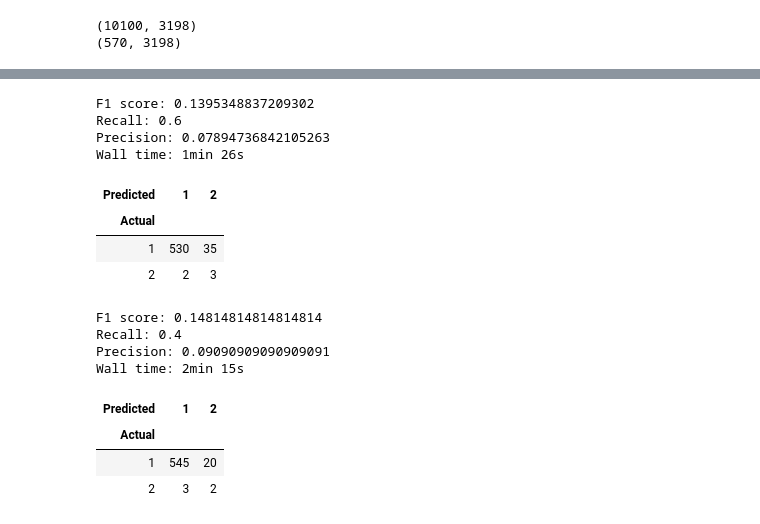
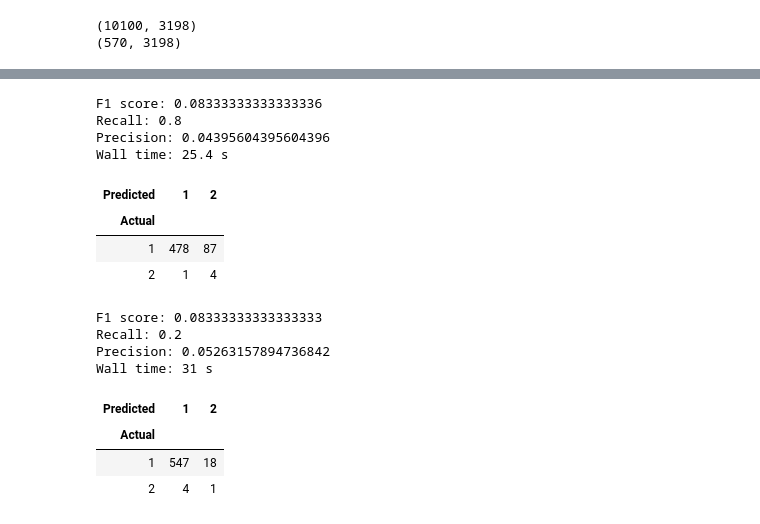
Before and after one commit to nikderi/Projects, a Jupyter notebook: projectone.ipynb, the cells around one changed output, grey strips where cells are left out. Drawn from its saved outputs; the diff is of its cells as text; code cells hidden in the pictures.

```diff
--- a/projectone.ipynb
+++ b/projectone.ipynb
@@ -560,0 +627,16 @@ Wall time: 1.6 s
+# %%
+%%time
+from sklearn.naive_bayes import MultinomialNB
+mnb = MultinomialNB()
+mnb.fit(X_train, y_train)
+mnb_pred = mnb.predict(X_test)
+
+target_actual = pd.Series(y_test, name='Actual')
+target_predicted = pd.Series(mnb_pred, name='Predicted')
+confusion_mat = pd.crosstab(target_actual, target_predicted)
+
+print ('F1 score:', f1_score(y_test, mnb_pred,pos_label= 2))
+print ('Recall:', recall_score(y_test, mnb_pred,pos_label= 2))
+print ('Precision:', precision_score(y_test, mnb_pred, pos_label= 2))
+
+confusion_mat
@@ -587,17 +678,18 @@ Wall time: 49.4 s
 %%time
 from sklearn.ensemble import VotingClassifier
 
-lgr = LogisticRegression(solver = 'lbfgs', max_iter=200)
+lgr = LogisticRegression(solver = 'lbfgs', max_iter=400)
 svc = SVC(kernel='linear', random_state=1, gamma=.01, C=1)
 neigh = KNeighborsClassifier()
 gnb = GaussianNB()
+mnb = MultinomialNB()
 rfc = RandomForestClassifier(n_estimators=300)
 dtc = DecisionTreeClassifier()
-xgb = xgboost.XGBClassifier(max_depth=3, n_estimators=300, learning_rate=0.05)
+
 
 clf = VotingClassifier(estimators=[
         ('lr', logisticRegr), ('svc', svclassifier), ('knn', neigh),
-        ('rfc', rfc), ('dtc', dtc), ('xgb', xgb), ('nb', gnb)], voting='hard')
+        ('rfc', rfc), ('dtc', dtc), ('mnb', mnb), ('nb', gnb)], voting='hard')
 clf.fit(X_train, y_train)
 clf_pred = clf.predict(X_test)
 
@@ -672,5 +764,6 @@ Wall time: 18min 25s
 # %%
 %%time
+dont run or you will die
 estim = 100
 max_feautures = 'auto'
 num_trees = 100
@@ -681,7 +774,7 @@ rfc = RandomForestClassifier(n_estimators=estim,
 bgc = BaggingClassifier(base_estimator = rfc,
                           n_estimators = num_trees,
                           random_state = seed)
-bgc.fit(X_train, Y_train)
+bgc.fit(X_train, y_train)
 y_pred_bgc = bgc.predict(X_test)
 target_actual = pd.Series(Y_test, name='Actual')
 target_predicted = pd.Series(y_pred_bgc, name='Predicted')
@@ -720,9 +809,9 @@ Wall time: 2min 2s
 | 2 | 1 | 4 |
 # %%
 %%time
-from sklearn.ensemble import AdaBoostClassifier
-xgb = xgboost.XGBClassifier()
-ada = AdaBoostClassifier(base_estimator=lgr, n_estimators=100, random_state=0)
+from xgboost import XGBClassifier
+xgb = XGBClassifier()
+ada = AdaBoostClassifier(base_estimator=xgb, n_estimators=100, random_state=0)
 ada.fit(X_train, y_train)
 y_pred_ada = ada.predict(X_test)
 target_actual = pd.Series(y_test, name='Actual')
@@ -771,35 +853,31 @@ Wall time: 1min 13s
 # %%
 %%time
 gnb = GaussianNB()
-gnb.fit(X_train, y_train)
-gnb_pred = gnb.predict(X_test)
 ada = AdaBoostClassifier(base_estimator=gnb, algorithm='SAMME', n_estimators=100, random_state=0)
 ada.fit(X_train, y_train)
 y_pred_ada = ada.predict(X_test)
 target_actual = pd.Series(y_test, name='Actual')
 target_predicted = pd.Series(y_pred_ada, name='Predicted')
 confusion_mat = pd.crosstab(target_actual, target_predicted)
 
 print ('F1 score:', f1_score(y_test, y_pred_ada,pos_label= 2))
 print ('Recall:', recall_score(y_test, y_pred_ada,pos_label= 2))
 print ('Precision:', precision_score(y_test, y_pred_ada, pos_label= 2))
 
 confusion_mat
 # %% [output]
-F1 score: 0.1395348837209302
-Recall: 0.6
-Precision: 0.07894736842105263
-Wall time: 1min 26s
+F1 score: 0.08333333333333336
+Recall: 0.8
+Precision: 0.04395604395604396
+Wall time: 25.4 s
 | Predicted | 1 | 2 |
 | Actual |  |  |
-| 1 | 530 | 35 |
-| 2 | 2 | 3 |
+| 1 | 478 | 87 |
+| 2 | 1 | 4 |
 # %%
 %%time
 dtc = DecisionTreeClassifier()
-dtc.fit(X_train, y_train)
-dtc_predicted = dtc.predict(X_test)
-ada = AdaBoostClassifier(base_estimator=dtc, algorithm='SAMME', n_estimators=100, random_state=0)
+ada = AdaBoostClassifier(base_estimator=dtc, algorithm='SAMME.R', n_estimators=100, random_state=0)
 ada.fit(X_train, y_train)
 y_pred_ada = ada.predict(X_test)
 target_actual = pd.Series(y_test, name='Actual')
@@ -812,11 +890,11 @@ print ('Precision:', precision_score(y_test, y_pred_ada, pos_label= 2))
 
 confusion_mat
 # %% [output]
-F1 score: 0.14814814814814814
-Recall: 0.4
-Precision: 0.09090909090909091
-Wall time: 2min 15s
+F1 score: 0.08333333333333333
+Recall: 0.2
+Precision: 0.05263157894736842
+Wall time: 31 s
 | Predicted | 1 | 2 |
 | Actual |  |  |
-| 1 | 545 | 20 |
-| 2 | 3 | 2 |
+| 1 | 547 | 18 |
+| 2 | 4 | 1 |
```
Also changed, not shown: parts of 46 cells of this notebook.
